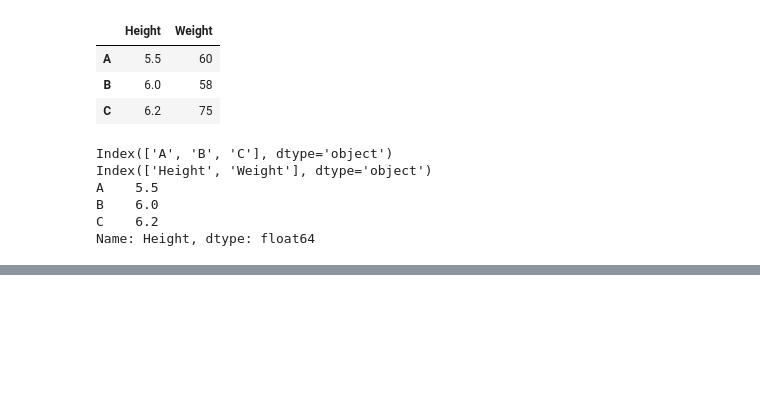
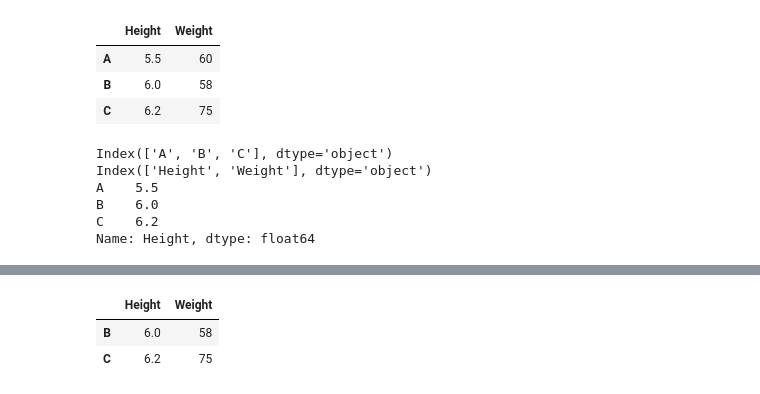
Before and after one commit to sks95/python_basics, a Jupyter notebook: pandas_pep.ipynb, the cells around one changed output, grey strips where cells are left out. Cells and saved outputs as stored; diff of their text form; code cells hidden in the pictures; blank space fills up the shorter version.

```diff
--- a/pandas_pep.ipynb
+++ b/pandas_pep.ipynb
@@ -143,0 +179,6 @@ Name: Height, dtype: float64
+# %%
+df[df['Height']>5.5]
+# %% [output]
+|  | Height | Weight |
+| B | 6.0 | 58 |
+| C | 6.2 | 75 |
```
Also changed, not shown: parts of 13 cells of this notebook.
